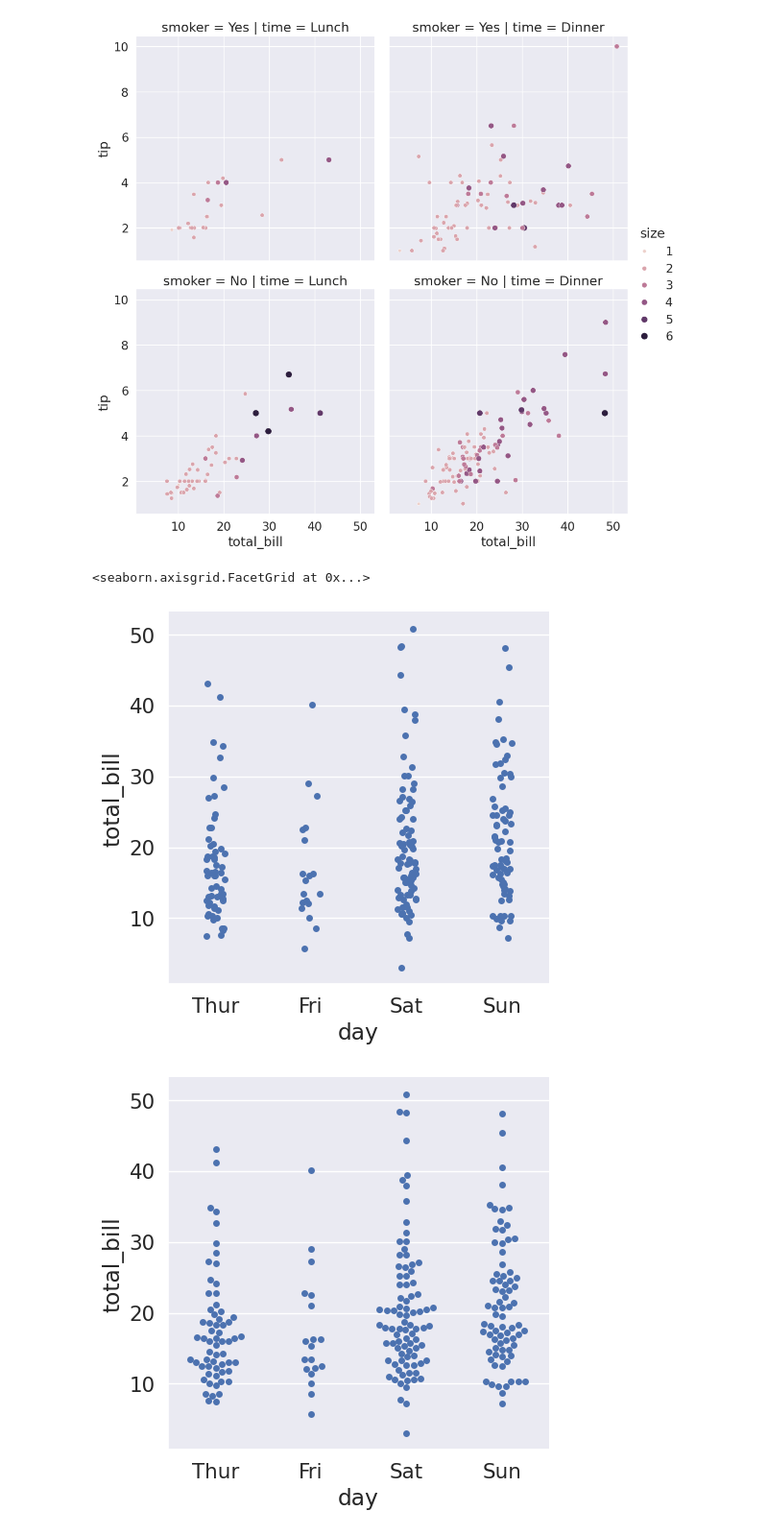
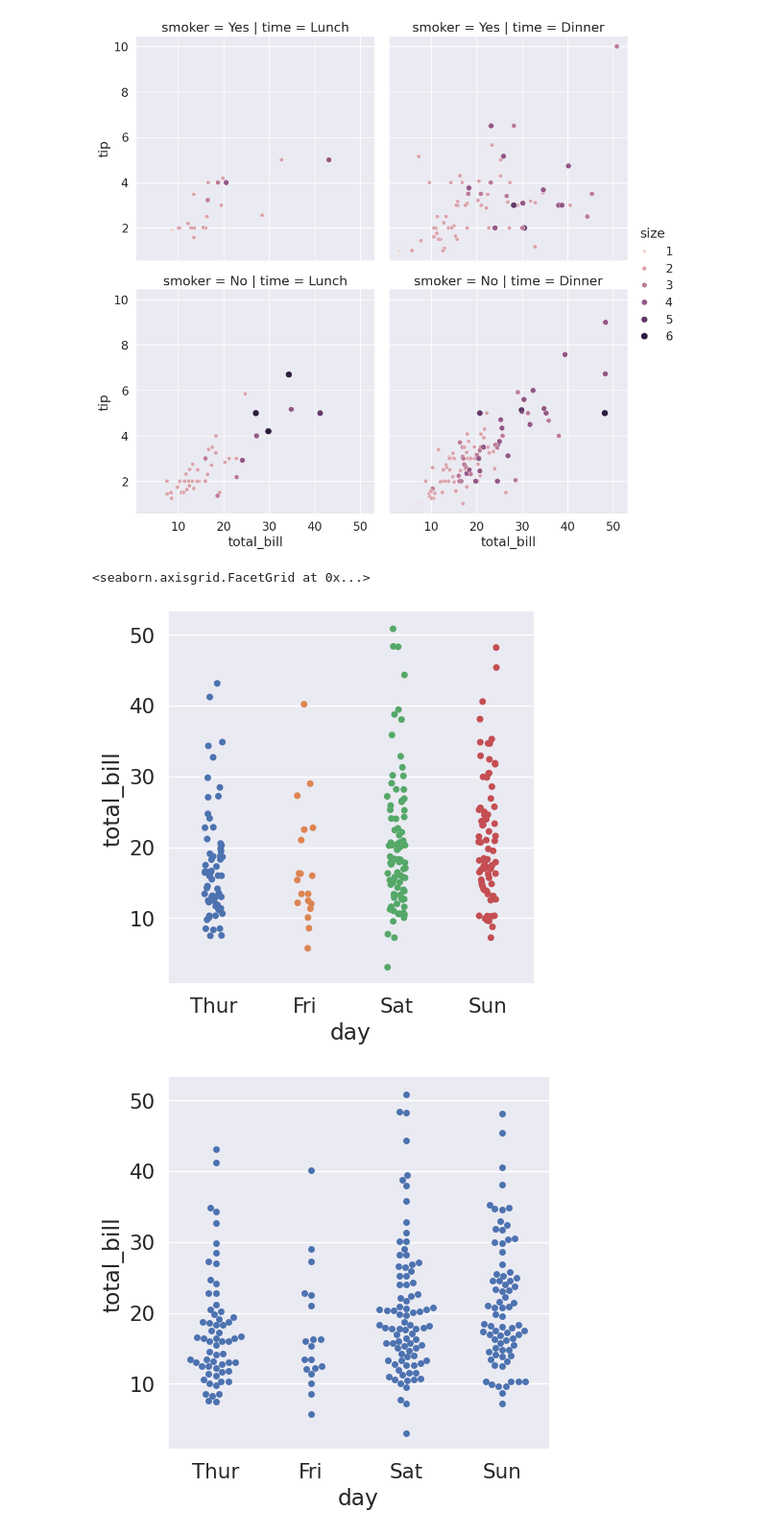
Before and after one commit to rafpank/Colab, a Jupyter notebook: data_science_bootcamp /wizualizacja_danych/04_seaborn_intro.ipynb, the cells around one changed output. Shown at 96% size. Saved outputs shown, nothing was run; the diff lists cells and outputs as text; code cells hidden in the pictures.

```diff
--- a/data_science_bootcamp /wizualizacja_danych/04_seaborn_intro.ipynb
+++ b/data_science_bootcamp /wizualizacja_danych/04_seaborn_intro.ipynb
@@ -86,10 +86,10 @@ _ = sns.relplot(data=df, x='total_bill', y='tip', size='size', hue = 'size', col
 # %% [output]
 [figure]
 # %%
-sns.catplot(data=df, x='day', y='total_bill') #relacja wartości rachunku do dnia tygodnia
+sns.catplot(data=df, x='day', y='total_bill', hue='day') #relacja wartości rachunku do dnia tygodnia
 # %% [output]
 <seaborn.axisgrid.FacetGrid at 0x...>
-[figure, old version]
+[figure, new version]
 # %%
 _ = sns.catplot(data=df, x='day', y='total_bill', kind='swarm')
 # %% [output]
```
Also changed, not shown: parts of 7 cells of this notebook.
